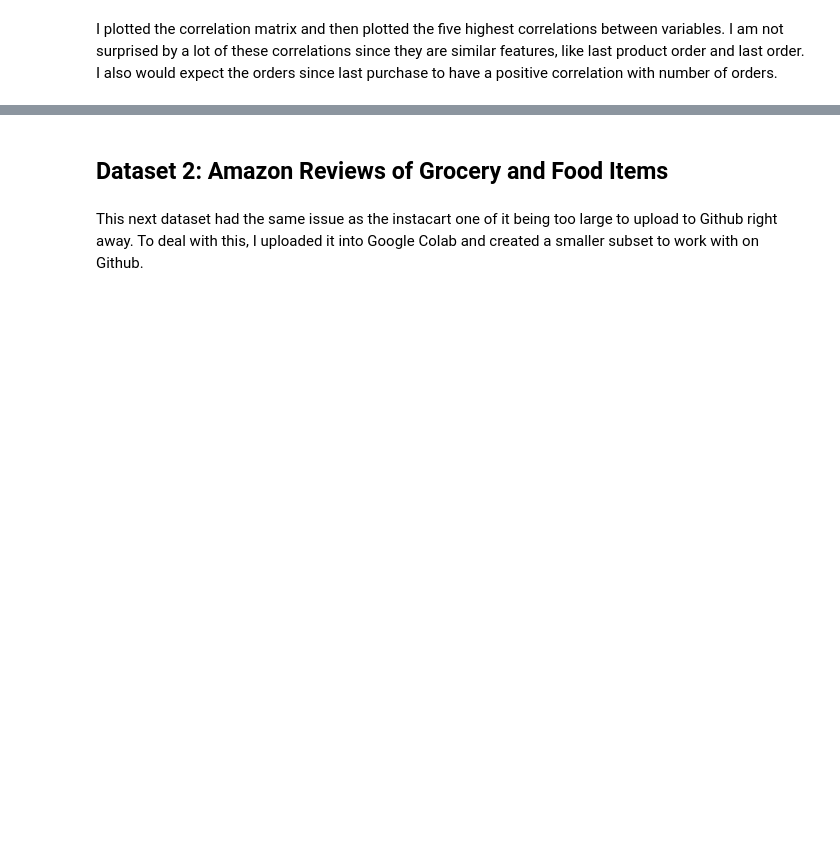
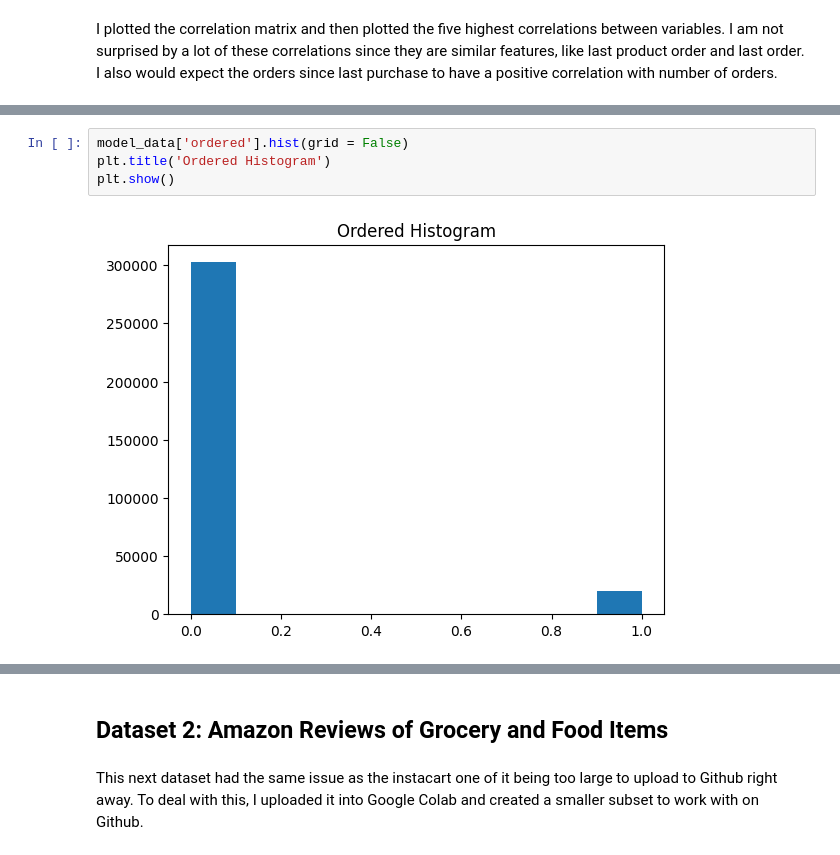
Before and after one commit to eghatzis0527/DX699---HW-Assignments, a Jupyter notebook: OMDS-ModB2-Week6-Hatzis-Eleni.ipynb, the cells around one changed output, grey strips where cells are left out. Drawn from its saved outputs; the diff is of its cells as text; blank space fills up the shorter version.

```diff
--- a/OMDS-ModB2-Week6-Hatzis-Eleni.ipynb
+++ b/OMDS-ModB2-Week6-Hatzis-Eleni.ipynb
@@ -135,0 +136,6 @@ plt.show()
+# %%
+model_data['ordered'].hist(grid = False)
+plt.title('Ordered Histogram')
+plt.show()
+# %% [output]
+[figure, added]
```
Also changed, not shown: parts of 59 cells of this notebook, 3 other files.
